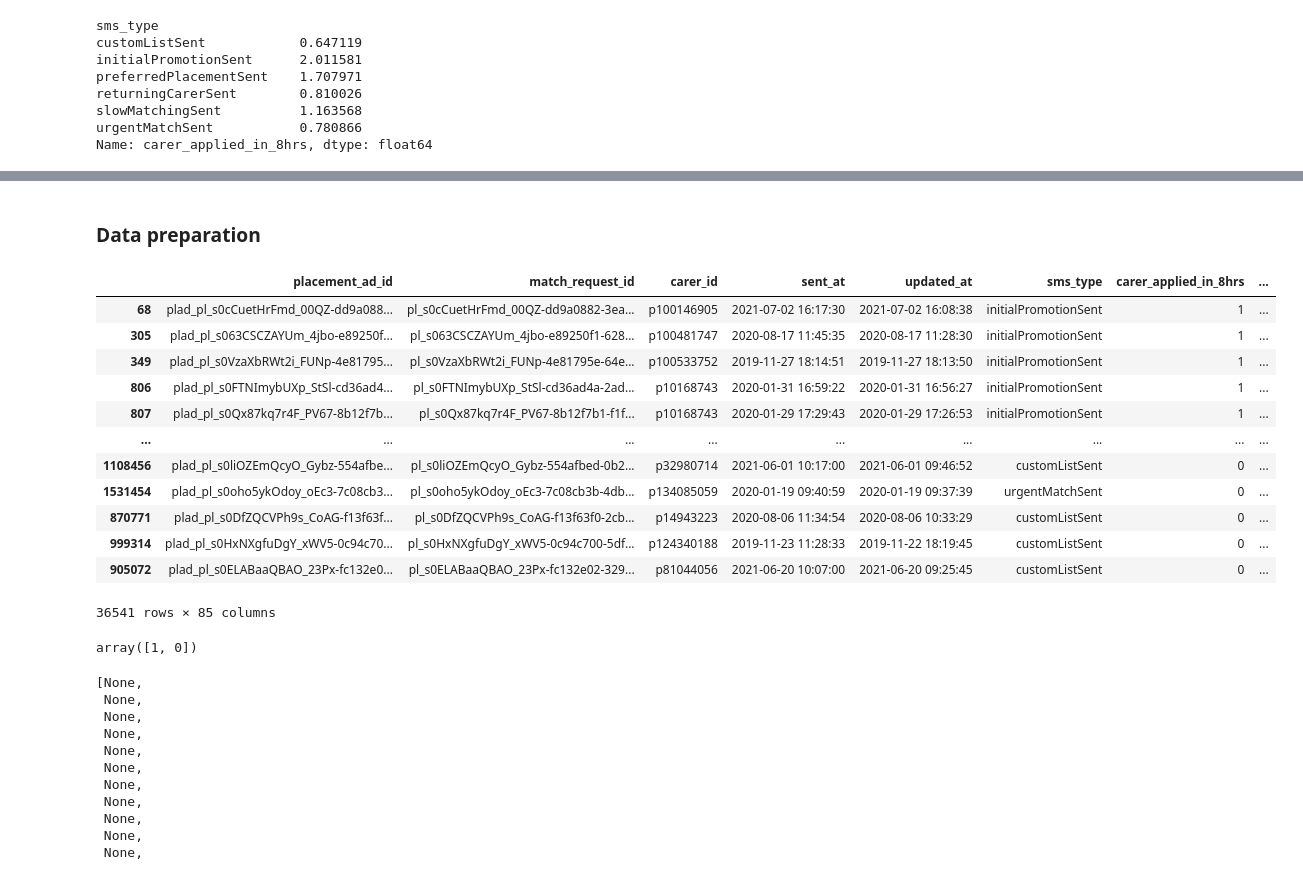
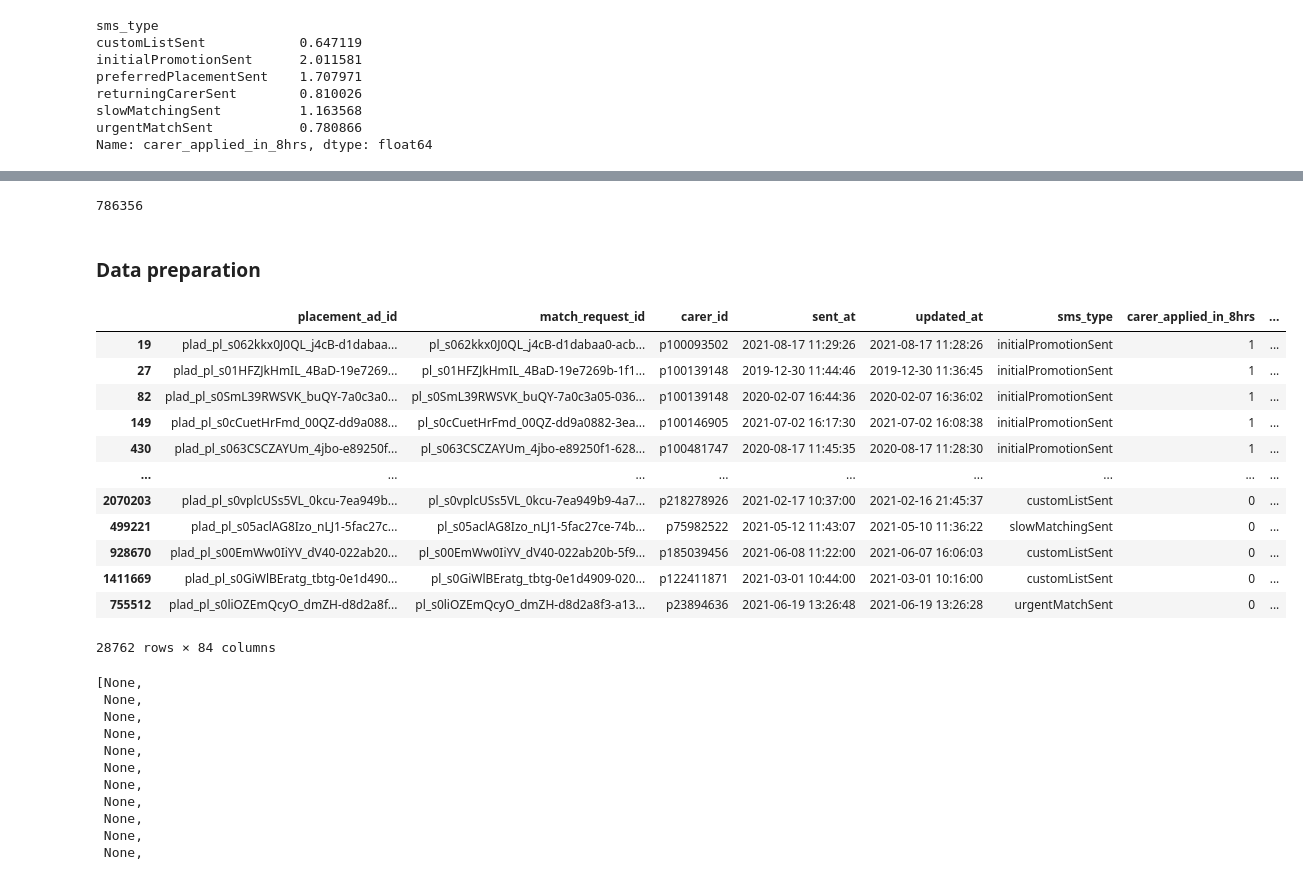
Before and after one commit to bonaventura-elder/carer_targeting, a Jupyter notebook: src/training.ipynb, the cells around one changed output, grey strips where cells are left out. Drawn from its saved outputs; the diff is of its cells as text; code cells hidden in the pictures.

```diff
--- a/src/training.ipynb
+++ b/src/training.ipynb
@@ -90,7 +93,9 @@ texts_received_data = pd.read_csv('../data/texts_received_data.csv')
 views_done_data = pd.read_csv('../data/views_done_data.csv')
 pvs_data = pd.read_csv('../data/pvs_data.csv')
 md_data = pd.read_csv('../data/md_data.csv')
+customer_pop_data = pd.read_csv('../data/customer_popularity_data.csv')
 # %%
+customer_pop_data['date'] = customer_pop_data.date.apply(lambda x:str(x))
 days_worked_data['date'] = days_worked_data.date.apply(lambda x:str(x))
 logs_done_data['date'] = logs_done_data.date.apply(lambda x:str(x))
 texts_received_data['date'] = texts_received_data.date.apply(lambda x:str(x))
@@ -132,6 +137,9 @@ all_data = all_data.merge(pvs_data, how='left', left_on = ['sent_at','carer_id']
 print(all_data.shape)
 all_data = all_data.merge(md_data, how='left', on = ['placement_ad_id','carer_id','sent_at'])
 print(all_data.shape)
+all_data = all_data.merge(customer_pop_data, how='left',left_on = ['date_sent_at','customer_id'],
+                          right_on = ['date','customer_id'])
+print(all_data.shape)
 
 all_data.drop_duplicates(subset=['placement_ad_id','carer_id','sent_at'], inplace = True)
 print(all_data.shape)
@@ -180,3 +178,0 @@ Name: carer_applied_in_8hrs, dtype: int64
-# %%
-all_data['apps_past_7_days'].replace(np.nan,0,inplace = True)
-all_data['days_worked_past_90'].replace(np.nan,0,inplace = True)
@@ -218,49 +179,31 @@ plt.show()
-# %%
-#apply clustering
-kmeans = KMeans(n_clusters=4)
-kmeans.fit(all_data[['apps_past_7_days']])
-all_data['cluster_apps_past_7_days'] = kmeans.predict(all_data[['apps_past_7_days']])
-
-
-#order the cluster numbers
-all_data = order_cluster('cluster_apps_past_7_days', 'apps_past_7_days',all_data,True)
-
-#apply clustering
-kmeans = KMeans(n_clusters=3)
-kmeans.fit(all_data[['days_worked_past_90']])
-all_data['cluster_days_worked_past_90'] = kmeans.predict(all_data[['days_worked_past_90']])
-
-
-#order the cluster numbers
-all_data = order_cluster('cluster_days_worked_past_90', 'days_worked_past_90',all_data,True)
+# %%
+all_data.avg_popularity_score.isna().sum()
+# %% [output]
+786356
 # %% [markdown]
 ### Data preparation
 # %%
 target = 'carer_applied_in_8hrs'
 
 X1 = all_data.loc[all_data['carer_applied_in_8hrs']==1]
-X0 = all_data.loc[all_data['carer_applied_in_8hrs']==0].sample(frac=0.01, random_state=1992)
-
+X0 = all_data.loc[(all_data['carer_applied_in_8hrs']==0)].sample(frac=0.01, random_state=1992)
+#&(all_data.avg_popularity_score.notnull())
 df = pd.concat([X1,X0], axis = 0)
 df
 # %% [output]
 |  | placement_ad_id | match_request_id | carer_id | sent_at | updated_at | sms_type | carer_applied_in_8hrs | ... |
-| 68 | plad_pl_s0cCuetHrFmd_00QZ-dd9a088... | pl_s0cCuetHrFmd_00QZ-dd9a0882-3ea... | p100146905 | 2021-07-02 16:17:30 | 2021-07-02 16:08:38 | initialPromotionSent | 1 | ... |
-| 305 | plad_pl_s063CSCZAYUm_4jbo-e89250f... | pl_s063CSCZAYUm_4jbo-e89250f1-628... | p100481747 | 2020-08-17 11:45:35 | 2020-08-17 11:28:30 | initialPromotionSent | 1 | ... |
-| 349 | plad_pl_s0VzaXbRWt2i_FUNp-4e81795... | pl_s0VzaXbRWt2i_FUNp-4e81795e-64e... | p100533752 | 2019-11-27 18:14:51 | 2019-11-27 18:13:50 | initialPromotionSent | 1 | ... |
-| 806 | plad_pl_s0FTNImybUXp_StSl-cd36ad4... | pl_s0FTNImybUXp_StSl-cd36ad4a-2ad... | p10168743 | 2020-01-31 16:59:22 | 2020-01-31 16:56:27 | initialPromotionSent | 1 | ... |
-| 807 | plad_pl_s0Qx87kq7r4F_PV67-8b12f7b... | pl_s0Qx87kq7r4F_PV67-8b12f7b1-f1f... | p10168743 | 2020-01-29 17:29:43 | 2020-01-29 17:26:53 | initialPromotionSent | 1 | ... |
+| 19 | plad_pl_s062kkx0J0QL_j4cB-d1dabaa... | pl_s062kkx0J0QL_j4cB-d1dabaa0-acb... | p100093502 | 2021-08-17 11:29:26 | 2021-08-17 11:28:26 | initialPromotionSent | 1 | ... |
+| 27 | plad_pl_s01HFZJkHmIL_4BaD-19e7269... | pl_s01HFZJkHmIL_4BaD-19e7269b-1f1... | p100139148 | 2019-12-30 11:44:46 | 2019-12-30 11:36:45 | initialPromotionSent | 1 | ... |
+| 82 | plad_pl_s0SmL39RWSVK_buQY-7a0c3a0... | pl_s0SmL39RWSVK_buQY-7a0c3a05-036... | p100139148 | 2020-02-07 16:44:36 | 2020-02-07 16:36:02 | initialPromotionSent | 1 | ... |
+| 149 | plad_pl_s0cCuetHrFmd_00QZ-dd9a088... | pl_s0cCuetHrFmd_00QZ-dd9a0882-3ea... | p100146905 | 2021-07-02 16:17:30 | 2021-07-02 16:08:38 | initialPromotionSent | 1 | ... |
+| 430 | plad_pl_s063CSCZAYUm_4jbo-e89250f... | pl_s063CSCZAYUm_4jbo-e89250f1-628... | p100481747 | 2020-08-17 11:45:35 | 2020-08-17 11:28:30 | initialPromotionSent | 1 | ... |
 | ... | ... | ... | ... | ... | ... | ... | ... | ... |
-| 1108456 | plad_pl_s0liOZEmQcyO_Gybz-554afbe... | pl_s0liOZEmQcyO_Gybz-554afbed-0b2... | p32980714 | 2021-06-01 10:17:00 | 2021-06-01 09:46:52 | customListSent | 0 | ... |
-| 1531454 | plad_pl_s0oho5ykOdoy_oEc3-7c08cb3... | pl_s0oho5ykOdoy_oEc3-7c08cb3b-4db... | p134085059 | 2020-01-19 09:40:59 | 2020-01-19 09:37:39 | urgentMatchSent | 0 | ... |
-| 870771 | plad_pl_s0DfZQCVPh9s_CoAG-f13f63f... | pl_s0DfZQCVPh9s_CoAG-f13f63f0-2cb... | p14943223 | 2020-08-06 11:34:54 | 2020-08-06 10:33:29 | customListSent | 0 | ... |
-| 999314 | plad_pl_s0HxNXgfuDgY_xWV5-0c94c70... | pl_s0HxNXgfuDgY_xWV5-0c94c700-5df... | p124340188 | 2019-11-23 11:28:33 | 2019-11-22 18:19:45 | customListSent | 0 | ... |
-| 905072 | plad_pl_s0ELABaaQBAO_23Px-fc132e0... | pl_s0ELABaaQBAO_23Px-fc132e02-329... | p81044056 | 2021-06-20 10:07:00 | 2021-06-20 09:25:45 | customListSent | 0 | ... |
+| 2070203 | plad_pl_s0vplcUSs5VL_0kcu-7ea949b... | pl_s0vplcUSs5VL_0kcu-7ea949b9-4a7... | p218278926 | 2021-02-17 10:37:00 | 2021-02-16 21:45:37 | customListSent | 0 | ... |
+| 499221 | plad_pl_s05aclAG8Izo_nLJ1-5fac27c... | pl_s05aclAG8Izo_nLJ1-5fac27ce-74b... | p75982522 | 2021-05-12 11:43:07 | 2021-05-10 11:36:22 | slowMatchingSent | 0 | ... |
+| 928670 | plad_pl_s00EmWw0IiYV_dV40-022ab20... | pl_s00EmWw0IiYV_dV40-022ab20b-5f9... | p185039456 | 2021-06-08 11:22:00 | 2021-06-07 16:06:03 | customListSent | 0 | ... |
+| 1411669 | plad_pl_s0GiWlBEratg_tbtg-0e1d490... | pl_s0GiWlBEratg_tbtg-0e1d4909-020... | p122411871 | 2021-03-01 10:44:00 | 2021-03-01 10:16:00 | customListSent | 0 | ... |
+| 755512 | plad_pl_s0liOZEmQcyO_dmZH-d8d2a8f... | pl_s0liOZEmQcyO_dmZH-d8d2a8f3-a13... | p23894636 | 2021-06-19 13:26:48 | 2021-06-19 13:26:28 | urgentMatchSent | 0 | ... |
-36541 rows × 85 columns
+28762 rows × 84 columns
-# %%
-df[target].unique()
-# %% [output]
-array([1, 0])
 # %%
 predictors = df.columns.tolist()
 
```
Also changed, not shown: parts of 59 cells of this notebook, 3 other files.
